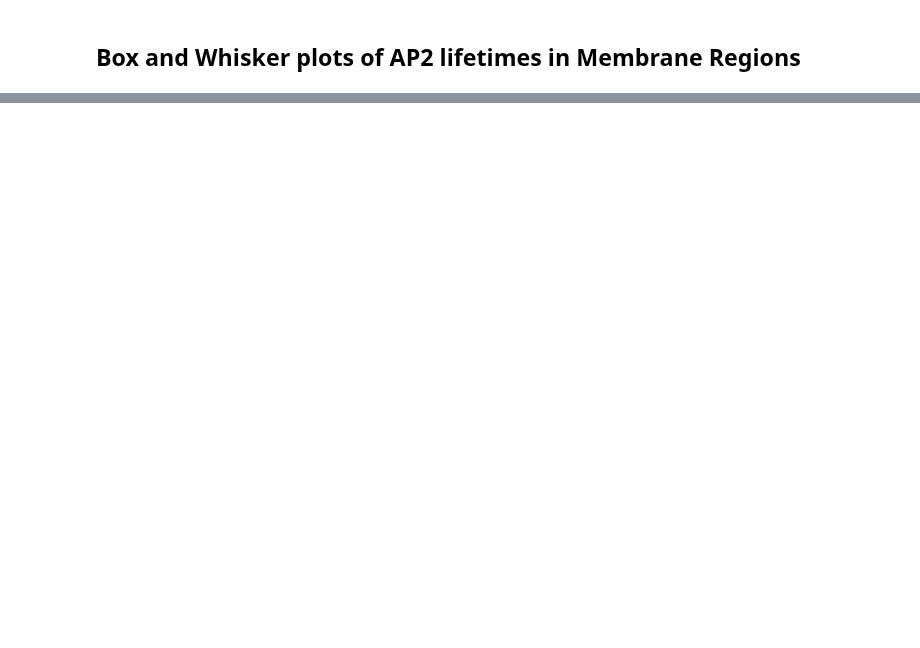
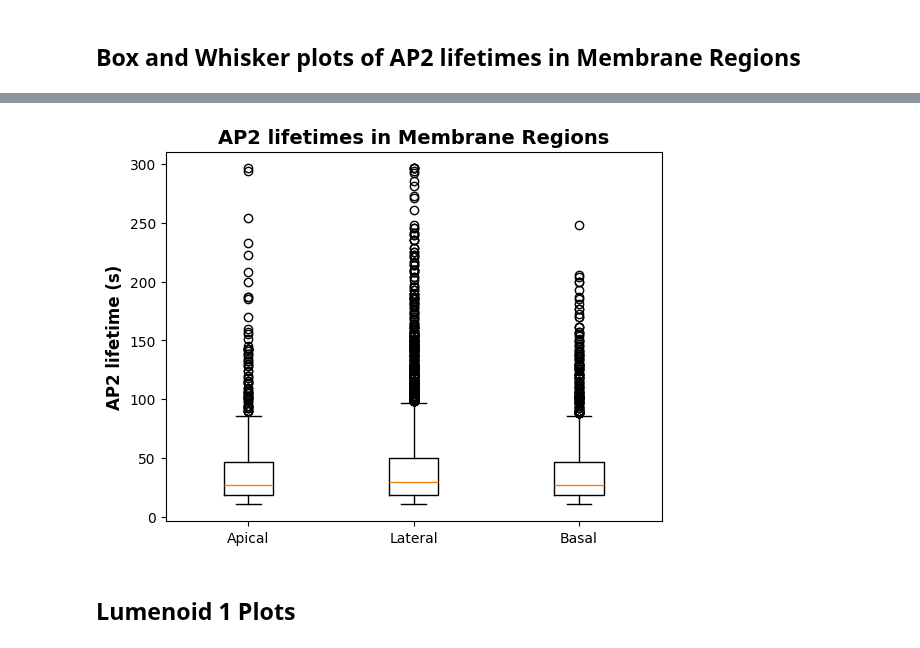
Before and after one commit to MatsulabUW/LLSM-CME-ANALYSIS, a Jupyter notebook: Final/Jupyter_Notebooks/matlab_interface/segmented_endocytosis_plots.ipynb, the cells around one changed output, grey strips where cells are left out. Cells and saved outputs as stored; diff of their text form; code cells hidden in the pictures; blank space fills up the shorter version.

```diff
--- a/Final/Jupyter_Notebooks/matlab_interface/segmented_endocytosis_plots.ipynb
+++ b/Final/Jupyter_Notebooks/matlab_interface/segmented_endocytosis_plots.ipynb
@@ -143,10 +155,10 @@ createHistogramAP2Lifetimes(tracks_channel_subset_treatment)
 # %% [markdown]
 ## Box and Whisker plots of AP2 lifetimes in Membrane Regions
 # %%
-def createBoxWhiskerPlot(tracks, region_to_plot):
+def createBoxWhiskerPlot(tracks, region_to_plot,framerate_msec):
     if region_to_plot:
         all_lifetimes = tracks['track_length']*framerate_msec/1000
-        plt.boxplot(all_lifetimes)
+        plt.boxplot(all_lifetimes, labels=['Lumenoid 2'])
         plt.ylabel('AP2 lifetime (s)', fontsize = 12, weight = 'bold')  # X-axis label
         plt.title('Boxplot of AP2 lifetimes in Lumenoid', fontsize = 14, weight = 'bold')
         plt.show()
@@ -161,8 +173,9 @@ def createBoxWhiskerPlot(tracks, region_to_plot):
         all_lifetimes_apical = tracks_apical['track_length']*framerate_msec/1000
         all_lifetimes_lateral = tracks_lateral['track_length']*framerate_msec/1000
         all_lifetimes_basal = tracks_basal['track_length']*framerate_msec/1000
+
         plt.boxplot([all_lifetimes_apical, all_lifetimes_lateral, all_lifetimes_basal],labels=[label1, label2, label3])
         plt.ylabel('AP2 lifetime (s)', fontsize = 12, weight = 'bold')
-        plt.title(f'Boxplot of AP2 lifetimes in Membrane Regions', fontsize = 14, weight = 'bold')
+        plt.title(f'AP2 lifetimes in Membrane Regions', fontsize = 14, weight = 'bold')
         plt.show()
 # %%
@@ -222,0 +305,6 @@ compareLumenoidsBoxPlot(boxplot_data_lumenoid2, compare_lumenoid_df, 'All', 'Lum
+# %%
+createBoxWhiskerPlot(tracks_channel_subset_treatment,False,lumenoid2_frame_ms)
+# %% [output]
+[figure, added]
+# %% [markdown]
+## Lumenoid 1 Plots
```
Also changed, not shown: parts of 19 cells of this notebook.
